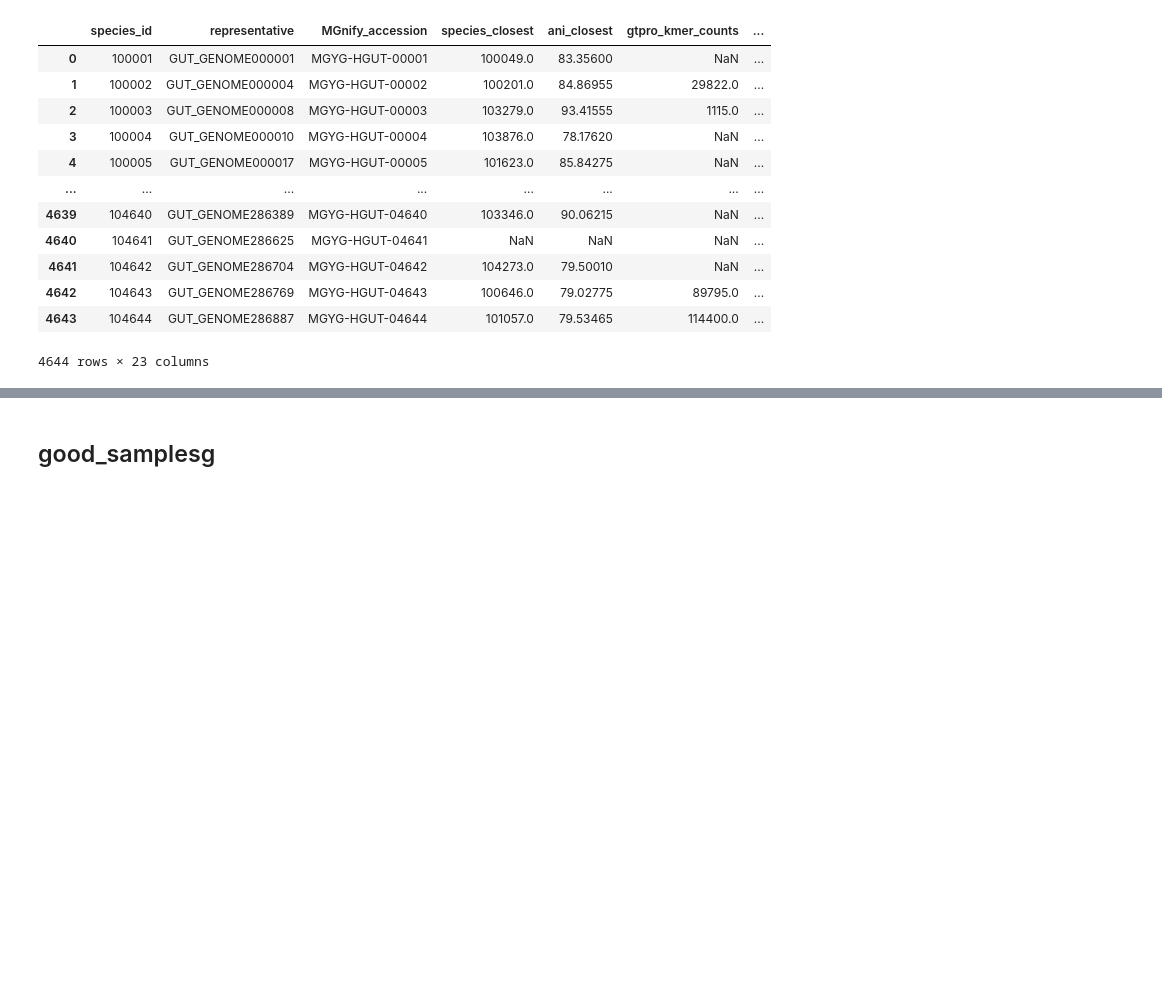
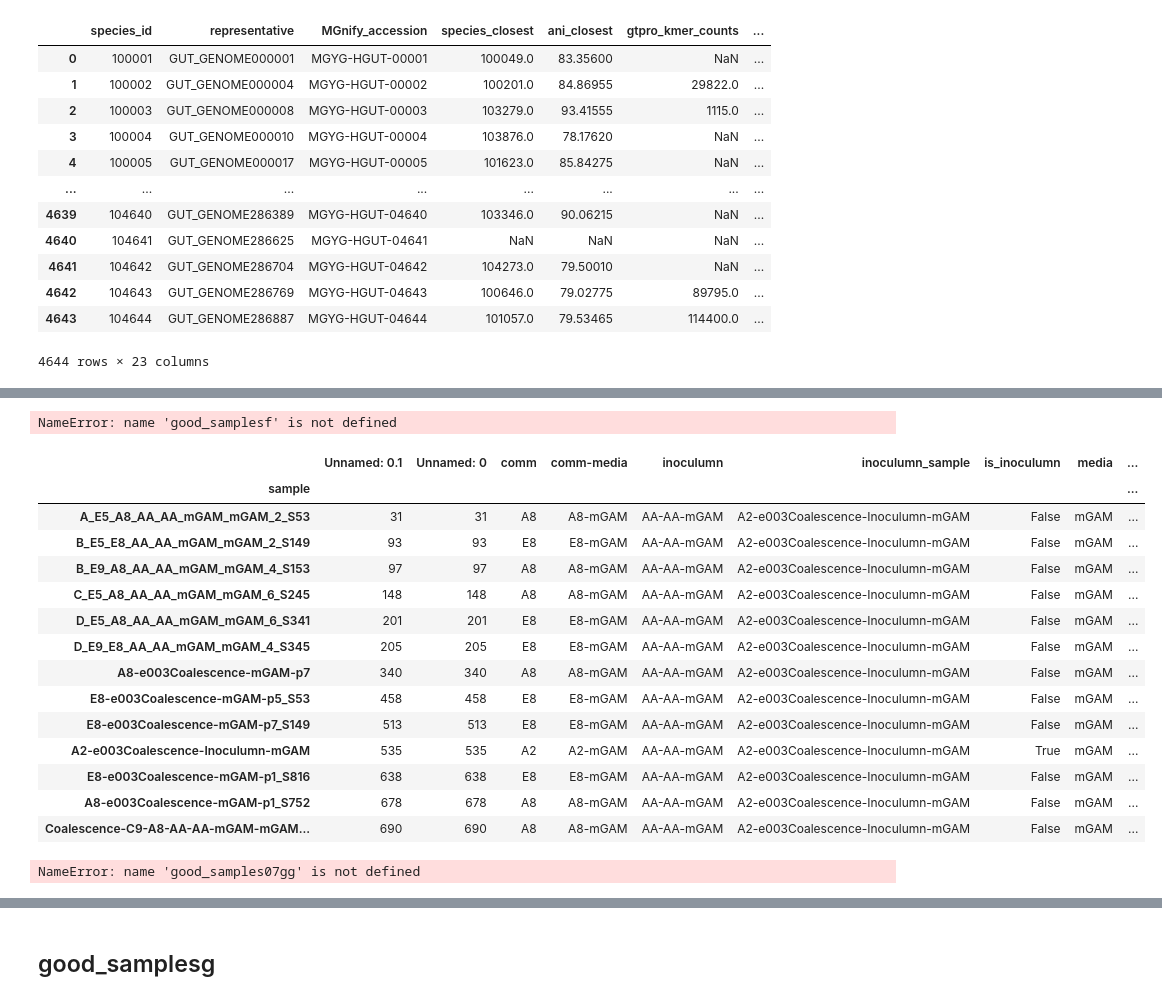
Before and after one commit to sophiejwalton/coalescence-pilot-mgx, a Jupyter notebook: workflow/analysis/initial_evolution_analysis.ipynb, the cells around one changed output, grey strips where cells are left out. Cells and saved outputs as stored; diff of their text form; code cells hidden in the pictures; blank space fills up the shorter version.

```diff
--- a/workflow/analysis/initial_evolution_analysis.ipynb
+++ b/workflow/analysis/initial_evolution_analysis.ipynb
@@ -192,3 +214,48 @@ good_samples
+# %%
+#good_samplesf = good_samples.loc[(good_samples['species_id']==102903)*(good_samples['ino1']=='AA-AA-mGAM'),:]
+#good_samplesf['passage1']= good_samplesf['passage1-passage2'].transform(lambda x: x.split('-')[0])
+#good_samplesf['passage2']= good_samplesf['passage1-passage2'].transform(lambda x: x.split('-')[1])
+#good_samplesf = good_samplesf.loc[(good_samplesf['mesocosm1']==good_samplesf['mesocosm2'])+(good_samplesf['passage1']=='0'),:]
+good_samplesf.loc[good_samplesf['fixed_diffs']>0,:]
+bs =good_samplesf.loc[(good_samplesf['mesocosm2']=='D11-AF-AF-mGAM-mGAM')+(good_samplesf['mesocosm1']=='A8-AA-AA-mGAM-mBHI'),:]
+bs =good_samplesf.loc[(good_samplesf['mesocosm2']=='A8-AA-AA-mGAM-mBHI')+(good_samplesf['mesocosm1']=='A8-AA-AA-mGAM-mBHI'),:]
+bs.sort_values(by='passage1')
+np.sort(good_samplesf['passage2'].unique())
+good_samplesf['mesocosm1'].unique()
+good_samplesf['mesocosm1'].unique()
+bs.sort_values(by='fixed_diffs')
+good_samples07gg = good_samples07g.groupby(['s1-s2','species_id','ino1','passage1-passage2']).mean(numeric_only=True).reset_index()
+good_samples07gg= good_samples07gg.sort_values(by='fixed_diffs')
+e003_metadata.loc[e003_metadata['mesocosm']=='H11-AF-AF-mGAM-mGAM',].index.values
+good_samples07g.loc[good_samples07g['ino1']=='AA-AA-mGAM',:]
+#101694
+#102320
+#AA - 102903,102546
+good_samples07g.loc[good_samples07g['ino1']=='AA-AA-mGAM',:]
+# %% [output]
+NameError: name 'good_samplesf' is not defined
+# %%
+e003_metadata.loc[e003_metadata['type_mesocosm'] == 'AA-AA-mGAM-mGAM',:]
+# %% [output]
+|  | Unnamed: 0.1 | Unnamed: 0 | comm | comm-media | inoculumn | inoculumn_sample | is_inoculumn | media | ... |
+| sample |  |  |  |  |  |  |  |  | ... |
+| A_E5_A8_AA_AA_mGAM_mGAM_2_S53 | 31 | 31 | A8 | A8-mGAM | AA-AA-mGAM | A2-e003Coalescence-Inoculumn-mGAM | False | mGAM | ... |
+| B_E5_E8_AA_AA_mGAM_mGAM_2_S149 | 93 | 93 | E8 | E8-mGAM | AA-AA-mGAM | A2-e003Coalescence-Inoculumn-mGAM | False | mGAM | ... |
+| B_E9_A8_AA_AA_mGAM_mGAM_4_S153 | 97 | 97 | A8 | A8-mGAM | AA-AA-mGAM | A2-e003Coalescence-Inoculumn-mGAM | False | mGAM | ... |
+| C_E5_A8_AA_AA_mGAM_mGAM_6_S245 | 148 | 148 | A8 | A8-mGAM | AA-AA-mGAM | A2-e003Coalescence-Inoculumn-mGAM | False | mGAM | ... |
+| D_E5_A8_AA_AA_mGAM_mGAM_6_S341 | 201 | 201 | E8 | E8-mGAM | AA-AA-mGAM | A2-e003Coalescence-Inoculumn-mGAM | False | mGAM | ... |
+| D_E9_E8_AA_AA_mGAM_mGAM_4_S345 | 205 | 205 | E8 | E8-mGAM | AA-AA-mGAM | A2-e003Coalescence-Inoculumn-mGAM | False | mGAM | ... |
+| A8-e003Coalescence-mGAM-p7 | 340 | 340 | A8 | A8-mGAM | AA-AA-mGAM | A2-e003Coalescence-Inoculumn-mGAM | False | mGAM | ... |
+| E8-e003Coalescence-mGAM-p5_S53 | 458 | 458 | E8 | E8-mGAM | AA-AA-mGAM | A2-e003Coalescence-Inoculumn-mGAM | False | mGAM | ... |
+| E8-e003Coalescence-mGAM-p7_S149 | 513 | 513 | E8 | E8-mGAM | AA-AA-mGAM | A2-e003Coalescence-Inoculumn-mGAM | False | mGAM | ... |
+| A2-e003Coalescence-Inoculumn-mGAM | 535 | 535 | A2 | A2-mGAM | AA-AA-mGAM | A2-e003Coalescence-Inoculumn-mGAM | True | mGAM | ... |
+| E8-e003Coalescence-mGAM-p1_S816 | 638 | 638 | E8 | E8-mGAM | AA-AA-mGAM | A2-e003Coalescence-Inoculumn-mGAM | False | mGAM | ... |
+| A8-e003Coalescence-mGAM-p1_S752 | 678 | 678 | A8 | A8-mGAM | AA-AA-mGAM | A2-e003Coalescence-Inoculumn-mGAM | False | mGAM | ... |
+| Coalescence-C9-A8-AA-AA-mGAM-mGAM... | 690 | 690 | A8 | A8-mGAM | AA-AA-mGAM | A2-e003Coalescence-Inoculumn-mGAM | False | mGAM | ... |
+# %%
+good_samples07gg.max(axis=1,numeric_only=True)
+# %% [output]
+NameError: name 'good_samples07gg' is not defined
 # %%
 good_samplesg = good_samples.loc[good_samples['passage1-passage2'].isin(['0-4','0-4']),:]
 good_samplesg=good_samples.loc[good_samples['passage1-passage2'].isin(['0-1','0-2','0-3',
```
Also changed, not shown: parts of 19 cells of this notebook, 8 other files.
